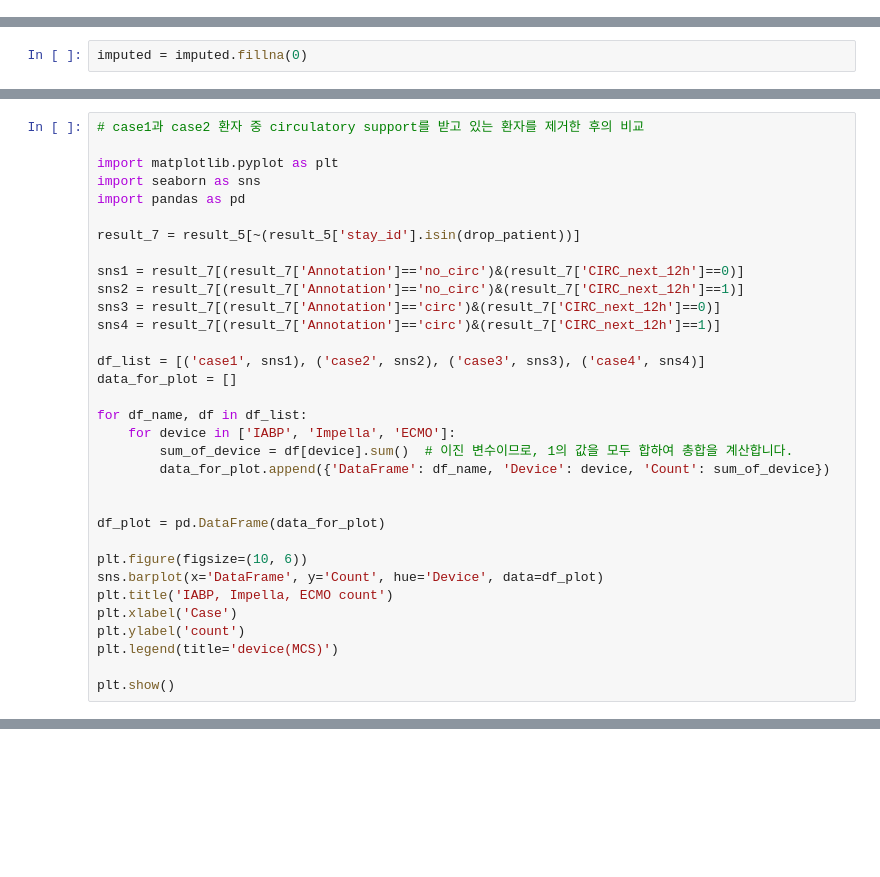
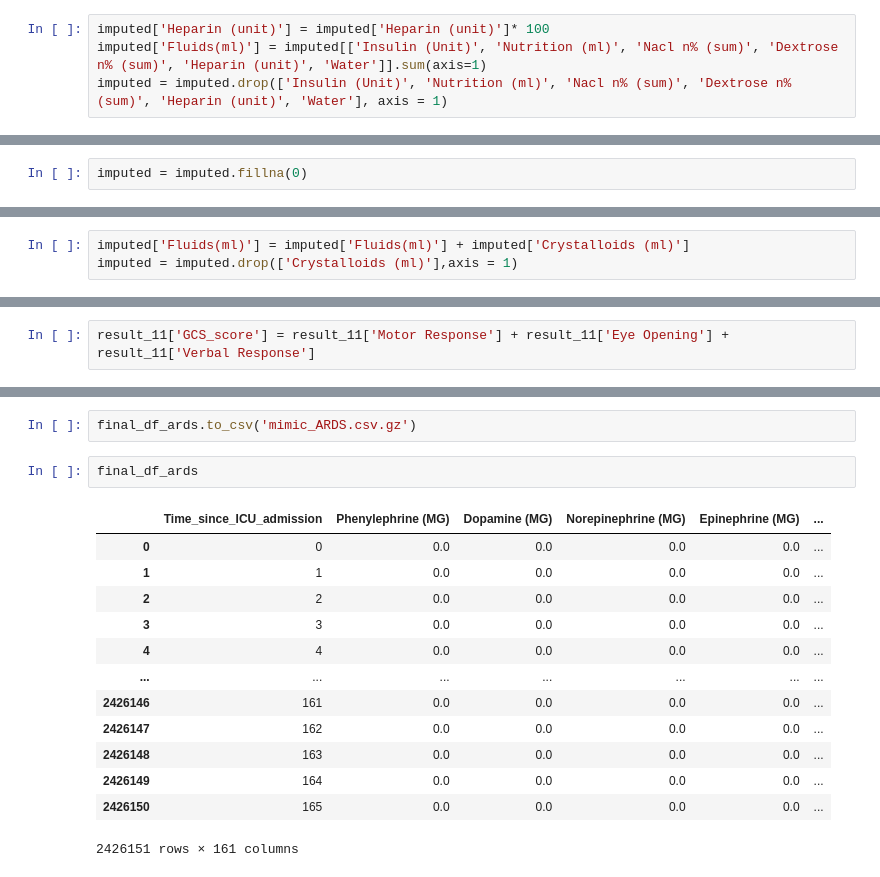
Before and after one commit to Jeong-Eul/MIMICIV2.2_PREPROC, a Jupyter notebook: mainPipeline_step3.ipynb, the cells around one changed output, grey strips where cells are left out. Cells and saved outputs as stored; diff of their text form; blank space fills up the shorter version.

```diff
--- a/mainPipeline_step3.ipynb
+++ b/mainPipeline_step3.ipynb
@@ -371,0 +485,4 @@ imputed['PaO2/FiO2'] = imputed['PaO2']/(imputed['FiO2']/100)
+# %%
+imputed['Heparin (unit)'] = imputed['Heparin (unit)']* 100
+imputed['Fluids(ml)'] = imputed[['Insulin (Unit)', 'Nutrition (ml)', 'Nacl n% (sum)', 'Dextrose n% (sum)', 'Heparin (unit)', 'Water']].sum(axis=1)
+imputed = imputed.drop(['Insulin (Unit)', 'Nutrition (ml)', 'Nacl n% (sum)', 'Dextrose n% (sum)', 'Heparin (unit)', 'Water'], axis = 1)
@@ -983,33 +492,0 @@ plt.show()
-# %%
-# case1과 case2 환자 중 circulatory support를 받고 있는 환자를 제거한 후의 비교
-
-import matplotlib.pyplot as plt
-import seaborn as sns
-import pandas as pd
-
-result_7 = result_5[~(result_5['stay_id'].isin(drop_patient))]
-
-sns1 = result_7[(result_7['Annotation']=='no_circ')&(result_7['CIRC_next_12h']==0)]
-sns2 = result_7[(result_7['Annotation']=='no_circ')&(result_7['CIRC_next_12h']==1)]
-sns3 = result_7[(result_7['Annotation']=='circ')&(result_7['CIRC_next_12h']==0)]
-sns4 = result_7[(result_7['Annotation']=='circ')&(result_7['CIRC_next_12h']==1)]
-
-df_list = [('case1', sns1), ('case2', sns2), ('case3', sns3), ('case4', sns4)]
-data_for_plot = []
-
-for df_name, df in df_list:
-    for device in ['IABP', 'Impella', 'ECMO']:
-        sum_of_device = df[device].sum()  # 이진 변수이므로, 1의 값을 모두 합하여 총합을 계산합니다.
-        data_for_plot.append({'DataFrame': df_name, 'Device': device, 'Count': sum_of_device})
-
-
-df_plot = pd.DataFrame(data_for_plot)
-
-plt.figure(figsize=(10, 6))
-sns.barplot(x='DataFrame', y='Count', hue='Device', data=df_plot)
-plt.title('IABP, Impella, ECMO count')
-plt.xlabel('Case')
-plt.ylabel('count')
-plt.legend(title='device(MCS)')
-
-plt.show()
@@ -1102,0 +509,3 @@ dataset.to_csv('MIMIC-IV-CIRC(12h).csv.gz', compression='gzip')
+# %%
+imputed['Fluids(ml)'] = imputed['Fluids(ml)'] + imputed['Crystalloids (ml)']
+imputed = imputed.drop(['Crystalloids (ml)'],axis = 1)
@@ -1102,0 +661,2 @@ dataset.to_csv('MIMIC-IV-CIRC(12h).csv.gz', compression='gzip')
+# %%
+result_11['GCS_score'] = result_11['Motor Response'] + result_11['Eye Opening'] + result_11['Verbal Response']
@@ -1102,0 +895,18 @@ dataset.to_csv('MIMIC-IV-CIRC(12h).csv.gz', compression='gzip')
+# %%
+final_df_ards.to_csv('mimic_ARDS.csv.gz')
+# %%
+final_df_ards
+# %% [output]
+|  | Time_since_ICU_admission | Phenylephrine (MG) | Dopamine (MG) | Norepinephrine (MG) | Epinephrine (MG) | ... |
+| 0 | 0 | 0.0 | 0.0 | 0.0 | 0.0 | ... |
+| 1 | 1 | 0.0 | 0.0 | 0.0 | 0.0 | ... |
+| 2 | 2 | 0.0 | 0.0 | 0.0 | 0.0 | ... |
+| 3 | 3 | 0.0 | 0.0 | 0.0 | 0.0 | ... |
+| 4 | 4 | 0.0 | 0.0 | 0.0 | 0.0 | ... |
+| ... | ... | ... | ... | ... | ... | ... |
+| 2426146 | 161 | 0.0 | 0.0 | 0.0 | 0.0 | ... |
+| 2426147 | 162 | 0.0 | 0.0 | 0.0 | 0.0 | ... |
+| 2426148 | 163 | 0.0 | 0.0 | 0.0 | 0.0 | ... |
+| 2426149 | 164 | 0.0 | 0.0 | 0.0 | 0.0 | ... |
+| 2426150 | 165 | 0.0 | 0.0 | 0.0 | 0.0 | ... |
+2426151 rows × 161 columns
```
Also changed, not shown: parts of 98 cells of this notebook, 1 other file.
